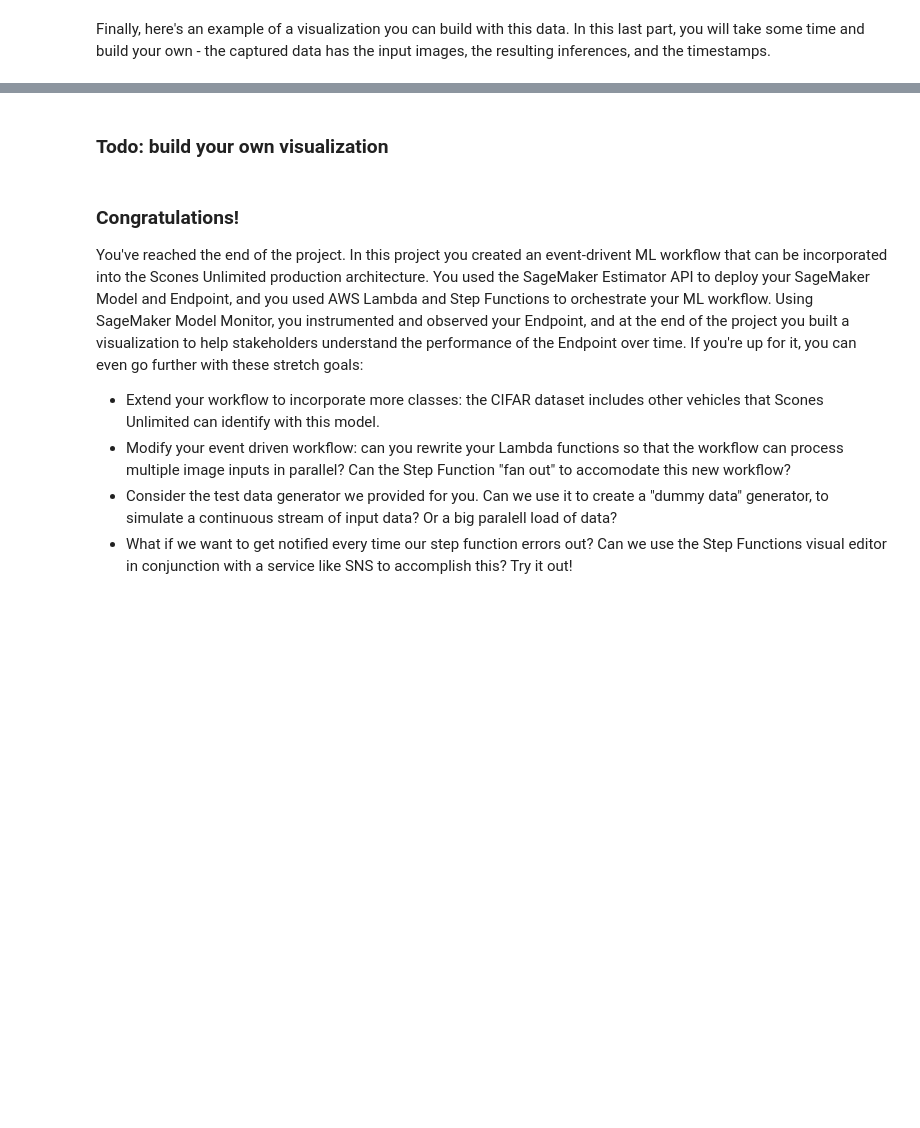
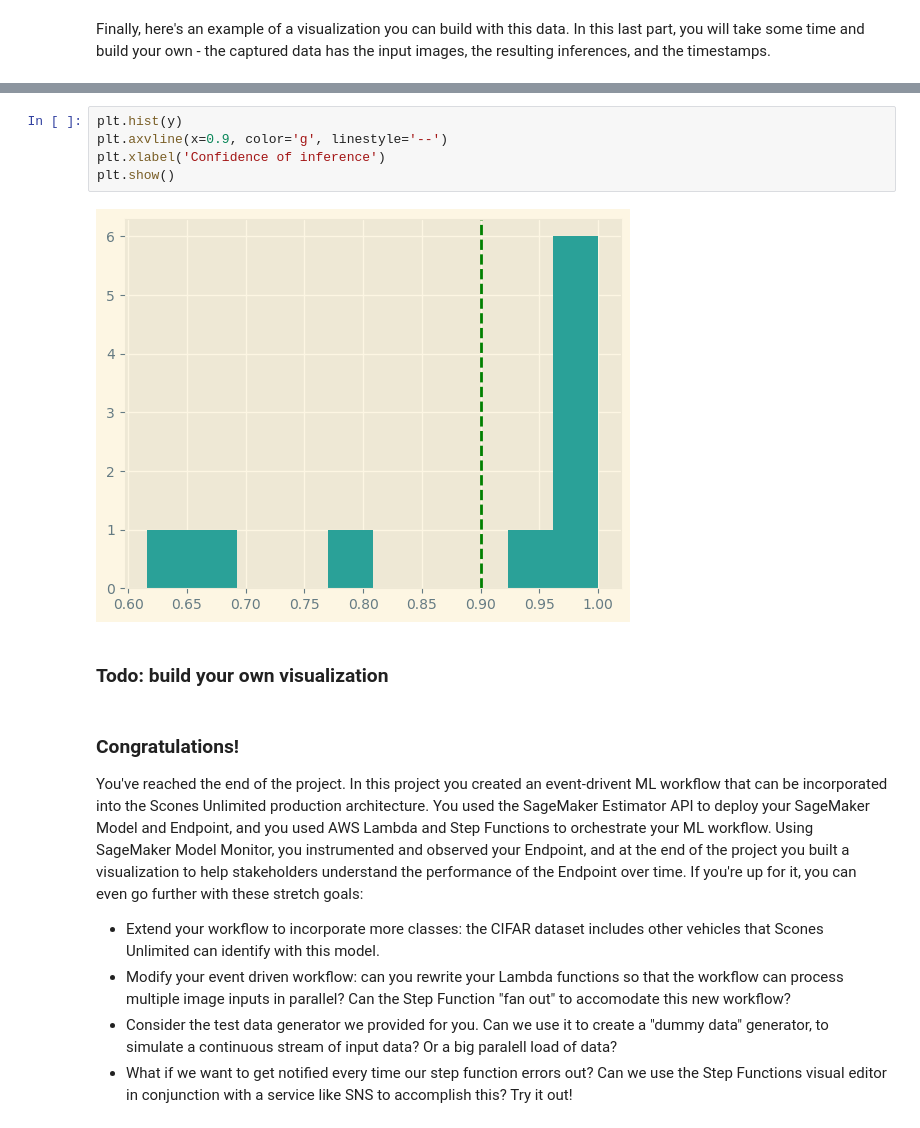
Before and after one commit to savinims/Classification-AWS-Workflow, a Jupyter notebook: starter.ipynb, the cells around one changed output, grey strips where cells are left out. Saved outputs shown, nothing was run; the diff lists cells and outputs as text; blank space fills up the shorter version.

```diff
--- a/starter.ipynb
+++ b/starter.ipynb
@@ -748,3 +766,10 @@ INFO:matplotlib.category:Using categorical units to plot a list of strings that
+# %%
+plt.hist(y)
+plt.axvline(x=0.9, color='g', linestyle='--')
+plt.xlabel('Confidence of inference')
+plt.show()
+# %% [output]
+[figure, added]
 # %% [markdown]
 ### Todo: build your own visualization
 # %% [markdown]
```
Also changed, not shown: parts of 12 cells of this notebook.
